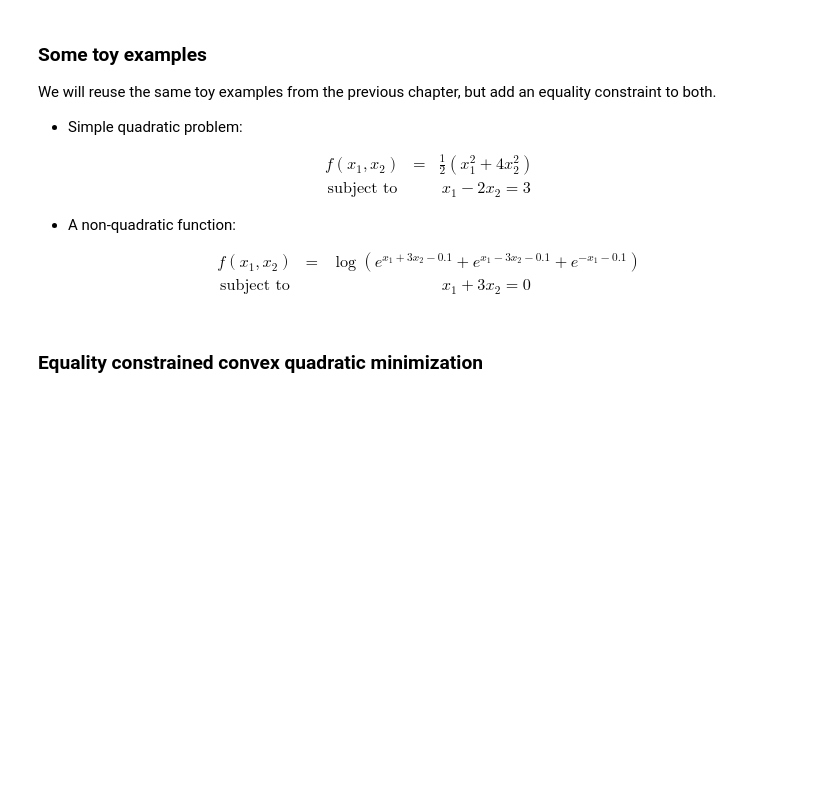
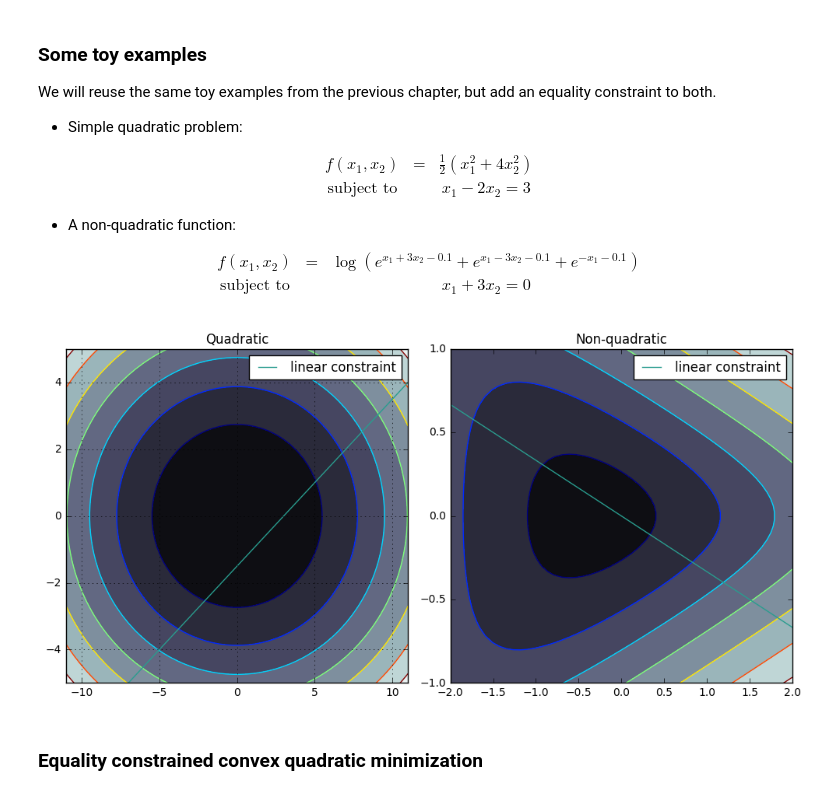
Before and after one commit to Ingenjoy/SelectedTopicsOptimization, a Jupyter notebook: Chapters/03.Constrained/Chapter2.ipynb, the cells around one changed output. Cells and saved outputs as stored; diff of their text form; code cells hidden in the pictures; blank space fills up the shorter version.

```diff
--- a/Chapters/03.Constrained/Chapter2.ipynb
+++ b/Chapters/03.Constrained/Chapter2.ipynb
@@ -14,11 +14,8 @@
 import numpy as np
 import matplotlib.pyplot as plt
 from ipywidgets import interact, FloatSlider
-try:
-    import seaborn as sns
-    sns.set_style('white')
-except:
-    pass
+from teachingtools import *
+
 %matplotlib inline
 # %% [markdown]
 ## Equality constrained minimization problems
@@ -62,12 +59,15 @@ from teachingtools import nonquadratic, grad_nonquadratic, hessian_nonquadratic
 # %%
 fig, (ax1, ax2) = plt.subplots(ncols=2, figsize=(10, 5))
 plot_contour(quadratic, (-11, 11), (-5, 5), ax1, [1.0, -2.0], 3)
 ax1.set_title('Quadratic')
 ax1.legend(loc=0)
 plot_contour(nonquadratic, (-2, 2), (-1, 1), ax2, [1, 3], 0)
 ax2.set_title('Non-quadratic')
 ax2.legend(loc=0)
+fig.tight_layout()
 ax1.grid()
+# %% [output]
+[figure, added]
 # %% [markdown]
 ### Equality constrained convex quadratic minimization
 # %% [markdown]
```
Also changed, not shown: 11 other files.
